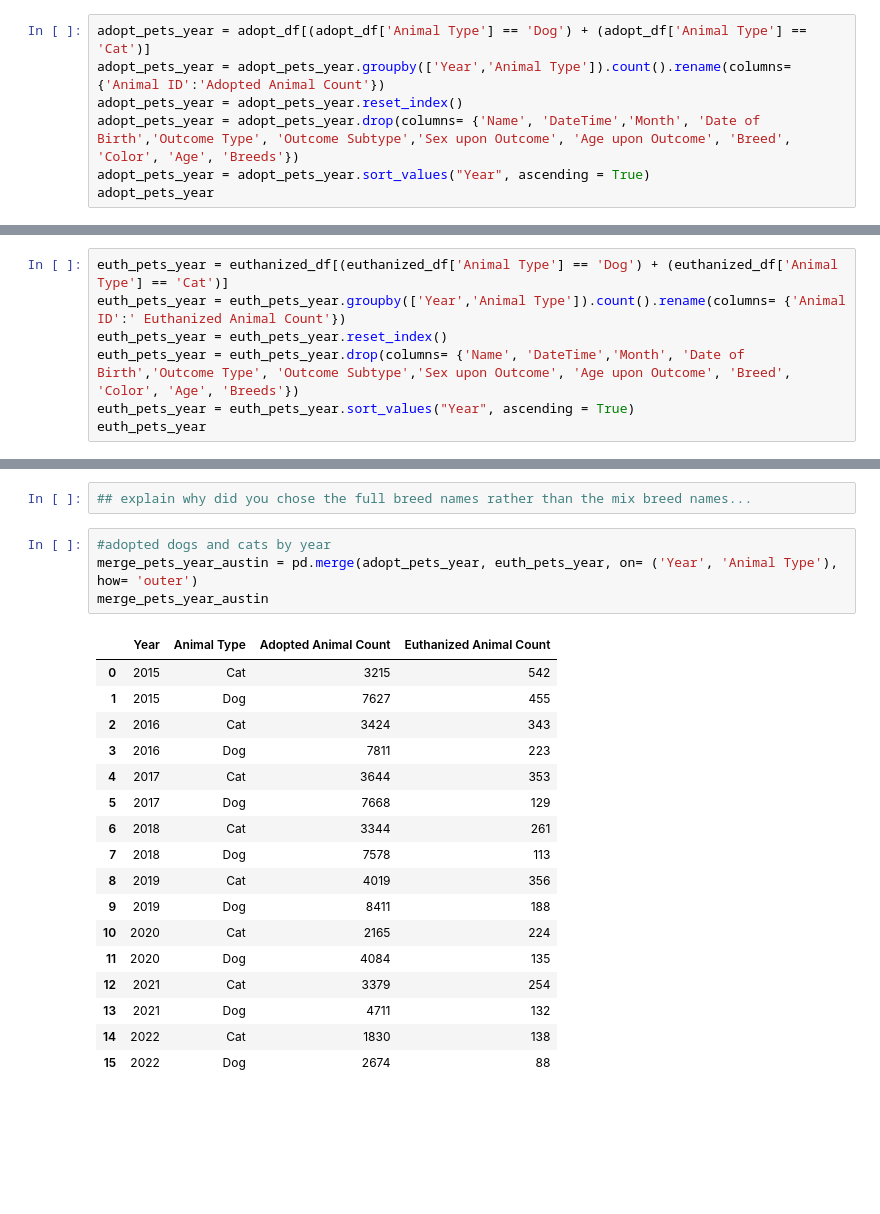
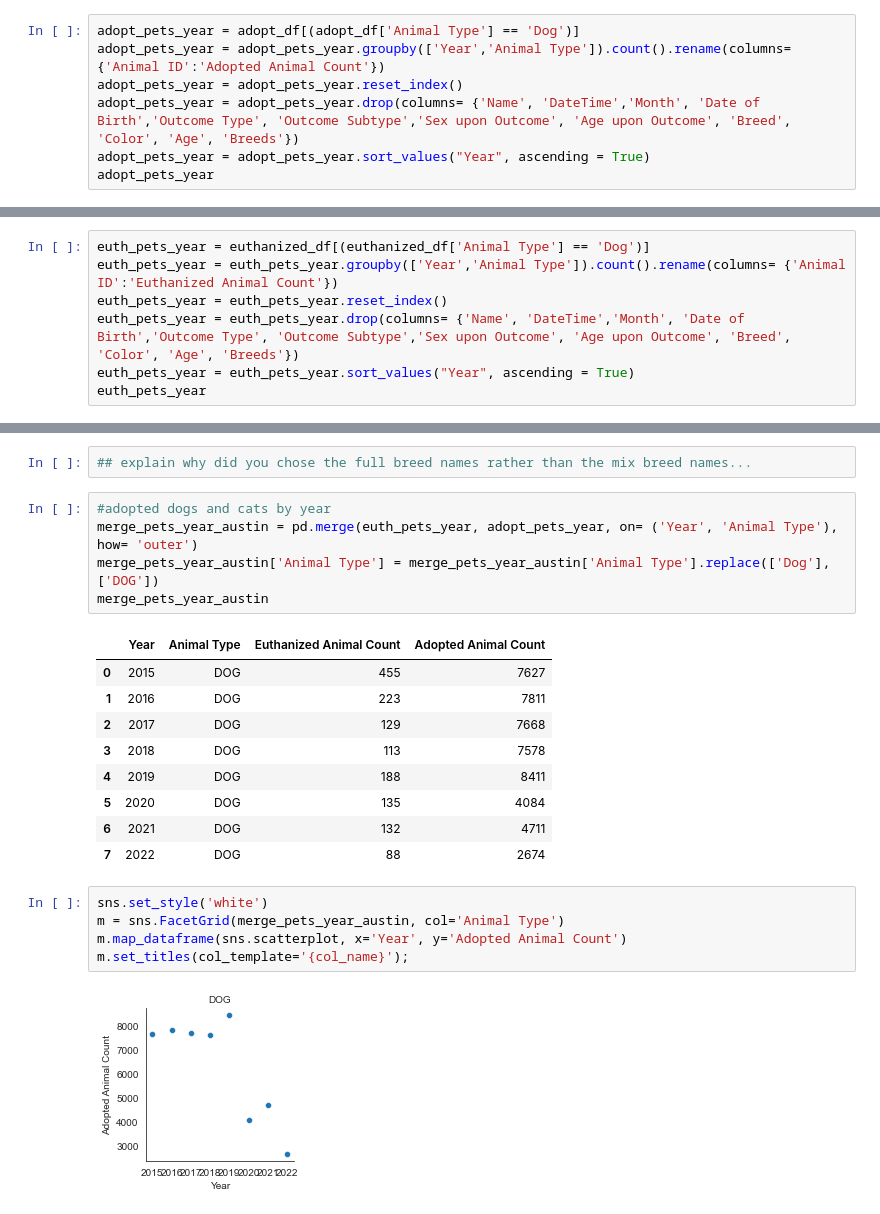
Before and after one commit to bfarao/bf_capstone, a Jupyter notebook: notebook/BrunaF_Austin_Capstone.ipynb, the cells around one changed output, grey strips where cells are left out. Cells and saved outputs as stored; diff of their text form; blank space fills up the shorter version.

```diff
--- a/notebook/BrunaF_Austin_Capstone.ipynb
+++ b/notebook/BrunaF_Austin_Capstone.ipynb
@@ -167,7 +175,7 @@ adopt_pets
 # %% [markdown]
 ## Adoption pets by year
 # %%
-adopt_pets_year = adopt_df[(adopt_df['Animal Type'] == 'Dog') + (adopt_df['Animal Type'] == 'Cat')]
+adopt_pets_year = adopt_df[(adopt_df['Animal Type'] == 'Dog')]
 adopt_pets_year = adopt_pets_year.groupby(['Year','Animal Type']).count().rename(columns= {'Animal ID':'Adopted Animal Count'})
 adopt_pets_year = adopt_pets_year.reset_index()
 adopt_pets_year = adopt_pets_year.drop(columns= {'Name', 'DateTime','Month', 'Date of Birth','Outcome Type', 'Outcome Subtype','Sex upon Outcome', 'Age upon Outcome', 'Breed', 'Color', 'Age', 'Breeds'})
@@ -275,8 +302,8 @@ euth_pets
 | 0 | Bird | 179 |
 | 3 | Livestock | 3 |
 # %%
-euth_pets_year = euthanized_df[(euthanized_df['Animal Type'] == 'Dog') + (euthanized_df['Animal Type'] == 'Cat')]
-euth_pets_year = euth_pets_year.groupby(['Year','Animal Type']).count().rename(columns= {'Animal ID':' Euthanized Animal Count'})
+euth_pets_year = euthanized_df[(euthanized_df['Animal Type'] == 'Dog')]
+euth_pets_year = euth_pets_year.groupby(['Year','Animal Type']).count().rename(columns= {'Animal ID':'Euthanized Animal Count'})
 euth_pets_year = euth_pets_year.reset_index()
 euth_pets_year = euth_pets_year.drop(columns= {'Name', 'DateTime','Month', 'Date of Birth','Outcome Type', 'Outcome Subtype','Sex upon Outcome', 'Age upon Outcome', 'Breed', 'Color', 'Age', 'Breeds'})
 euth_pets_year = euth_pets_year.sort_values("Year", ascending = True)
@@ -400,23 +500,23 @@ merge_dogs_austin.head(10)
 ## explain why did you chose the full breed names rather than the mix breed names...
 # %%
 #adopted dogs and cats by year
-merge_pets_year_austin = pd.merge(adopt_pets_year, euth_pets_year, on= ('Year', 'Animal Type'), how= 'outer')
+merge_pets_year_austin = pd.merge(euth_pets_year, adopt_pets_year, on= ('Year', 'Animal Type'), how= 'outer')
+merge_pets_year_austin['Animal Type'] = merge_pets_year_austin['Animal Type'].replace(['Dog'],['DOG'])
 merge_pets_year_austin
 # %% [output]
-|  | Year | Animal Type | Adopted Animal Count | Euthanized Animal Count |
-| 0 | 2015 | Cat | 3215 | 542 |
-| 1 | 2015 | Dog | 7627 | 455 |
-| 2 | 2016 | Cat | 3424 | 343 |
-| 3 | 2016 | Dog | 7811 | 223 |
-| 4 | 2017 | Cat | 3644 | 353 |
-| 5 | 2017 | Dog | 7668 | 129 |
-| 6 | 2018 | Cat | 3344 | 261 |
-| 7 | 2018 | Dog | 7578 | 113 |
-| 8 | 2019 | Cat | 4019 | 356 |
-| 9 | 2019 | Dog | 8411 | 188 |
-| 10 | 2020 | Cat | 2165 | 224 |
-| 11 | 2020 | Dog | 4084 | 135 |
-| 12 | 2021 | Cat | 3379 | 254 |
-| 13 | 2021 | Dog | 4711 | 132 |
-| 14 | 2022 | Cat | 1830 | 138 |
-| 15 | 2022 | Dog | 2674 | 88 |
+|  | Year | Animal Type | Euthanized Animal Count | Adopted Animal Count |
+| 0 | 2015 | DOG | 455 | 7627 |
+| 1 | 2016 | DOG | 223 | 7811 |
+| 2 | 2017 | DOG | 129 | 7668 |
+| 3 | 2018 | DOG | 113 | 7578 |
+| 4 | 2019 | DOG | 188 | 8411 |
+| 5 | 2020 | DOG | 135 | 4084 |
+| 6 | 2021 | DOG | 132 | 4711 |
+| 7 | 2022 | DOG | 88 | 2674 |
+# %%
+sns.set_style('white')
+m = sns.FacetGrid(merge_pets_year_austin, col='Animal Type')
+m.map_dataframe(sns.scatterplot, x='Year', y='Adopted Animal Count')
+m.set_titles(col_template='{col_name}');
+# %% [output]
+[figure, added]
```
Also changed, not shown: parts of 25 cells of this notebook, 5 other files.
